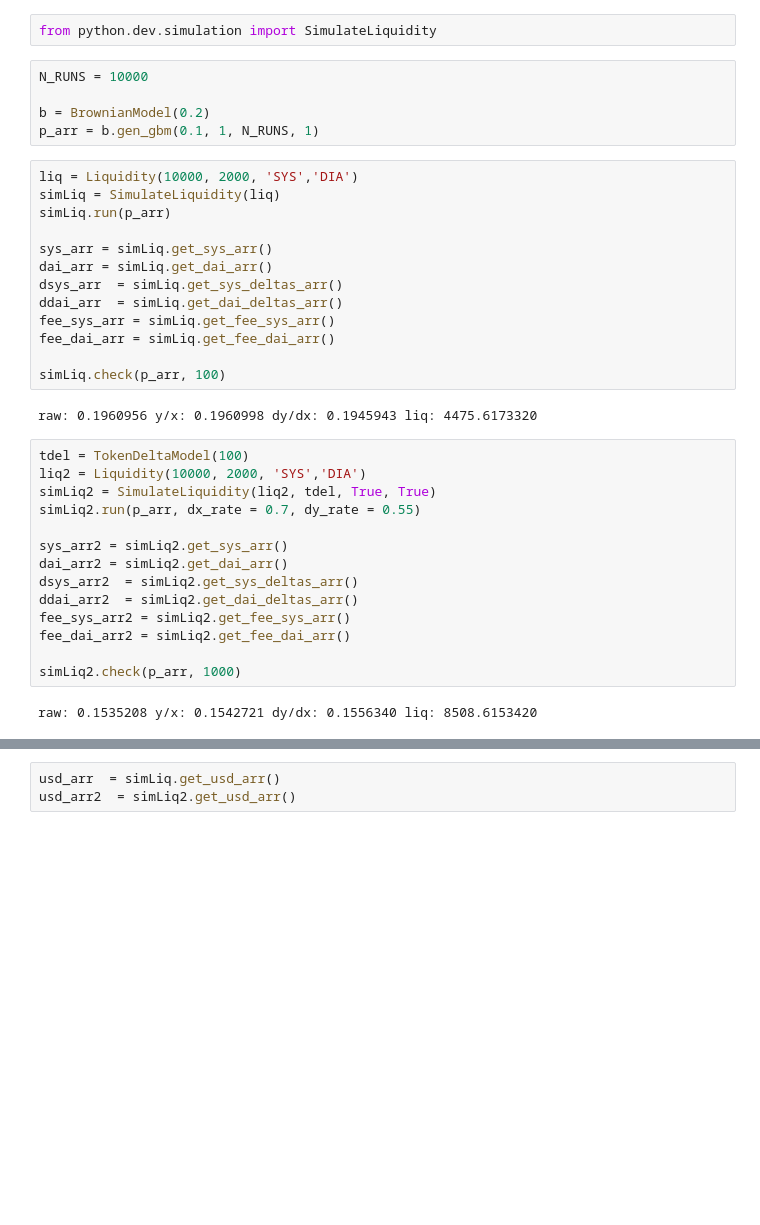
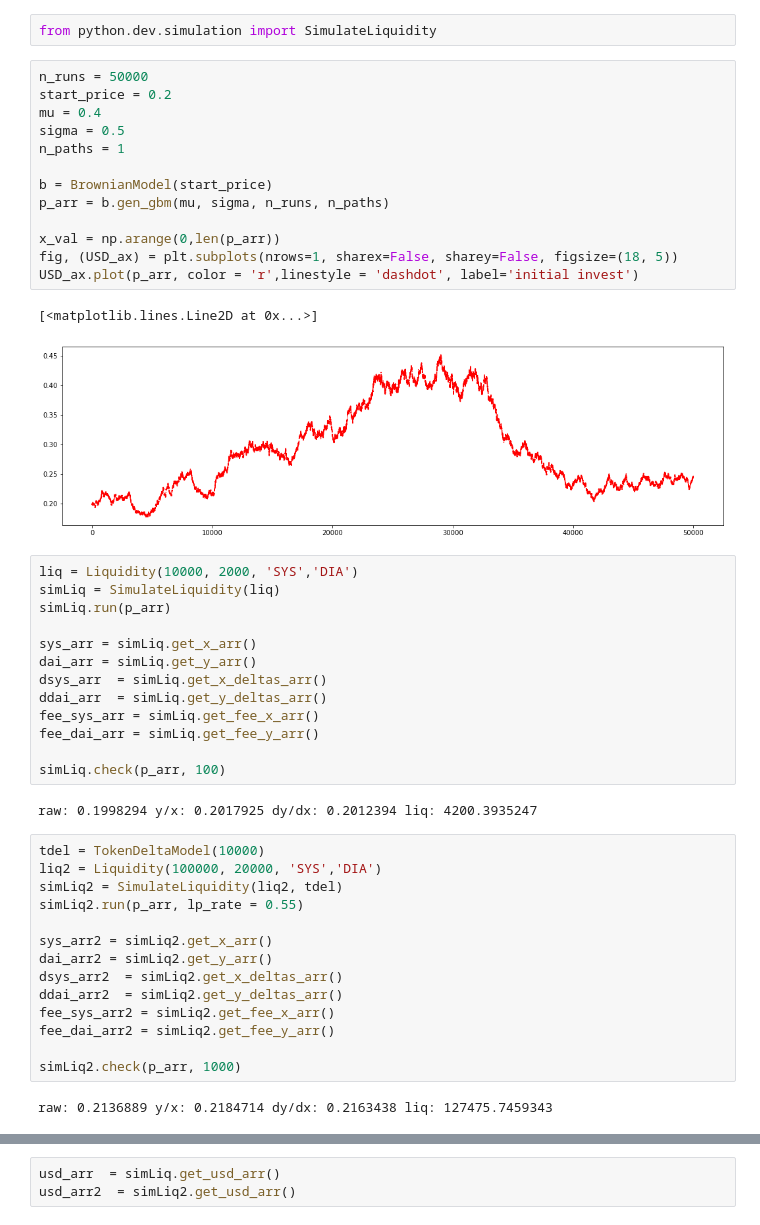
Before and after one commit to icmoore/daosys, a Jupyter notebook: notebooks/research/impermanent_loss/simulate_deltas.ipynb, the cells around one changed output, grey strips where cells are left out. Cells and saved outputs as stored; diff of their text form; blank space fills up the shorter version.

```diff
--- a/notebooks/research/impermanent_loss/simulate_deltas.ipynb
+++ b/notebooks/research/impermanent_loss/simulate_deltas.ipynb
@@ -20,41 +20,52 @@ from python.dev.math.model import TokenDeltaModel
 # %%
 from python.dev.simulation import SimulateLiquidity
 # %%
-N_RUNS = 10000
+n_runs = 50000
+start_price = 0.2
+mu = 0.4
+sigma = 0.5
+n_paths = 1
 
-b = BrownianModel(0.2)
-p_arr = b.gen_gbm(0.1, 1, N_RUNS, 1)
+b = BrownianModel(start_price)
+p_arr = b.gen_gbm(mu, sigma, n_runs, n_paths)
+
+x_val = np.arange(0,len(p_arr))
+fig, (USD_ax) = plt.subplots(nrows=1, sharex=False, sharey=False, figsize=(18, 5))
+USD_ax.plot(p_arr, color = 'r',linestyle = 'dashdot', label='initial invest')
+# %% [output]
+[<matplotlib.lines.Line2D at 0x...>]
+[figure, added]
 # %%
 liq = Liquidity(10000, 2000, 'SYS','DIA')
 simLiq = SimulateLiquidity(liq)
 simLiq.run(p_arr)
 
-sys_arr = simLiq.get_sys_arr()
-dai_arr = simLiq.get_dai_arr()
-dsys_arr  = simLiq.get_sys_deltas_arr()
-ddai_arr  = simLiq.get_dai_deltas_arr()
-fee_sys_arr = simLiq.get_fee_sys_arr()
-fee_dai_arr = simLiq.get_fee_dai_arr()
+sys_arr = simLiq.get_x_arr()
+dai_arr = simLiq.get_y_arr()
+dsys_arr  = simLiq.get_x_deltas_arr()
+ddai_arr  = simLiq.get_y_deltas_arr()
+fee_sys_arr = simLiq.get_fee_x_arr()
+fee_dai_arr = simLiq.get_fee_y_arr()
 
 simLiq.check(p_arr, 100)
 # %% [output]
-raw: 0.1960956 y/x: 0.1960998 dy/dx: 0.1945943 liq: 4475.6173320
+raw: 0.1998294 y/x: 0.2017925 dy/dx: 0.2012394 liq: 4200.3935247
 # %%
-tdel = TokenDeltaModel(100)
-liq2 = Liquidity(10000, 2000, 'SYS','DIA')
-simLiq2 = SimulateLiquidity(liq2, tdel, True, True)
-simLiq2.run(p_arr, dx_rate = 0.7, dy_rate = 0.55)
+tdel = TokenDeltaModel(10000)
+liq2 = Liquidity(100000, 20000, 'SYS','DIA')
+simLiq2 = SimulateLiquidity(liq2, tdel)
+simLiq2.run(p_arr, lp_rate = 0.55)
 
-sys_arr2 = simLiq2.get_sys_arr()
-dai_arr2 = simLiq2.get_dai_arr()
-dsys_arr2  = simLiq2.get_sys_deltas_arr()
-ddai_arr2  = simLiq2.get_dai_deltas_arr()
-fee_sys_arr2 = simLiq2.get_fee_sys_arr()
-fee_dai_arr2 = simLiq2.get_fee_dai_arr()
+sys_arr2 = simLiq2.get_x_arr()
+dai_arr2 = simLiq2.get_y_arr()
+dsys_arr2  = simLiq2.get_x_deltas_arr()
+ddai_arr2  = simLiq2.get_y_deltas_arr()
+fee_sys_arr2 = simLiq2.get_fee_x_arr()
+fee_dai_arr2 = simLiq2.get_fee_y_arr()
 
 simLiq2.check(p_arr, 1000)
 # %% [output]
-raw: 0.1535208 y/x: 0.1542721 dy/dx: 0.1556340 liq: 8508.6153420
+raw: 0.2136889 y/x: 0.2184714 dy/dx: 0.2163438 liq: 127475.7459343
 # %%
 fee_dai_arr2[-1] + p_arr[-1]*fee_sys_arr2[-1]
 # %% [output]
```
Also changed, not shown: parts of 22 cells of this notebook, 3 other files.
